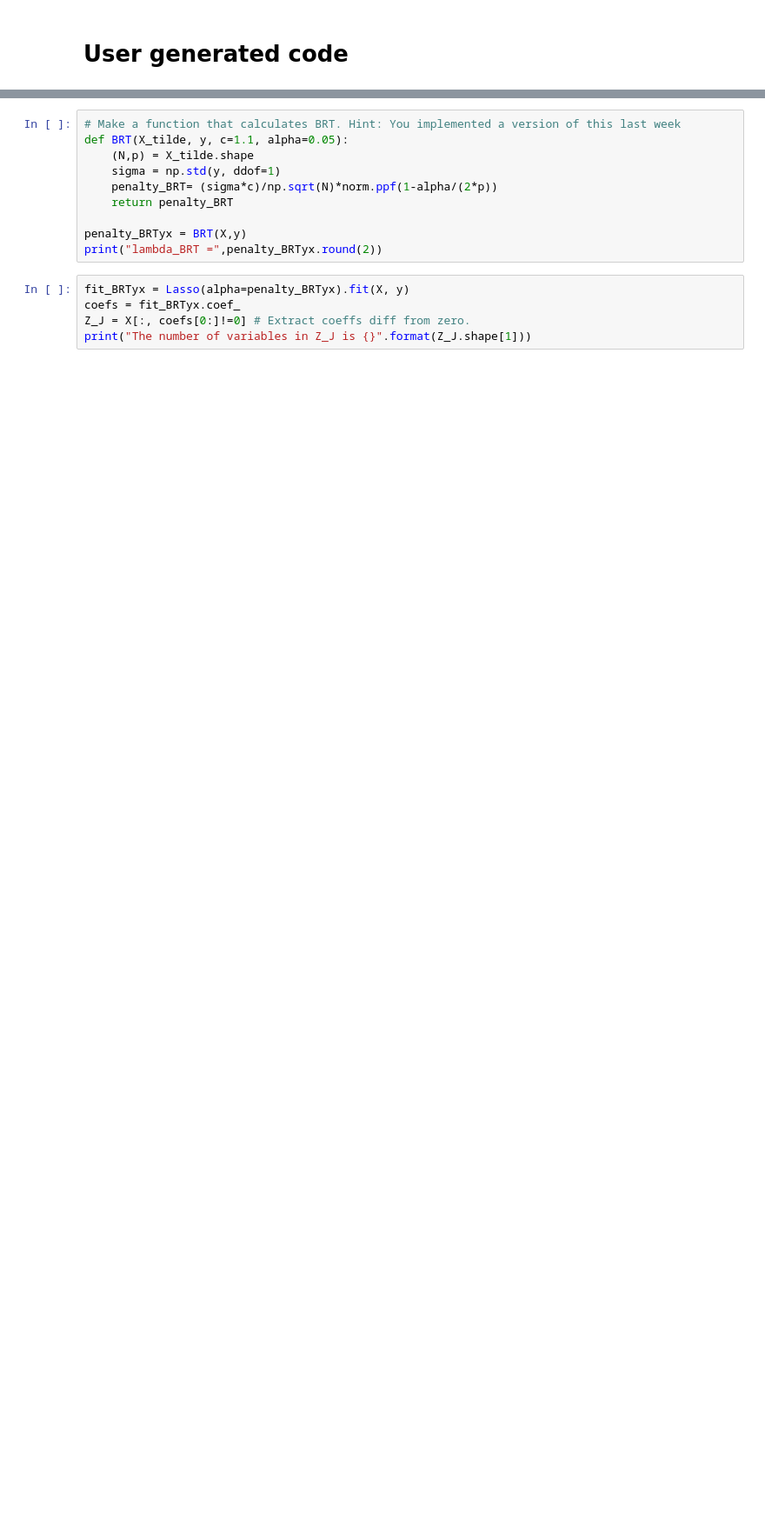
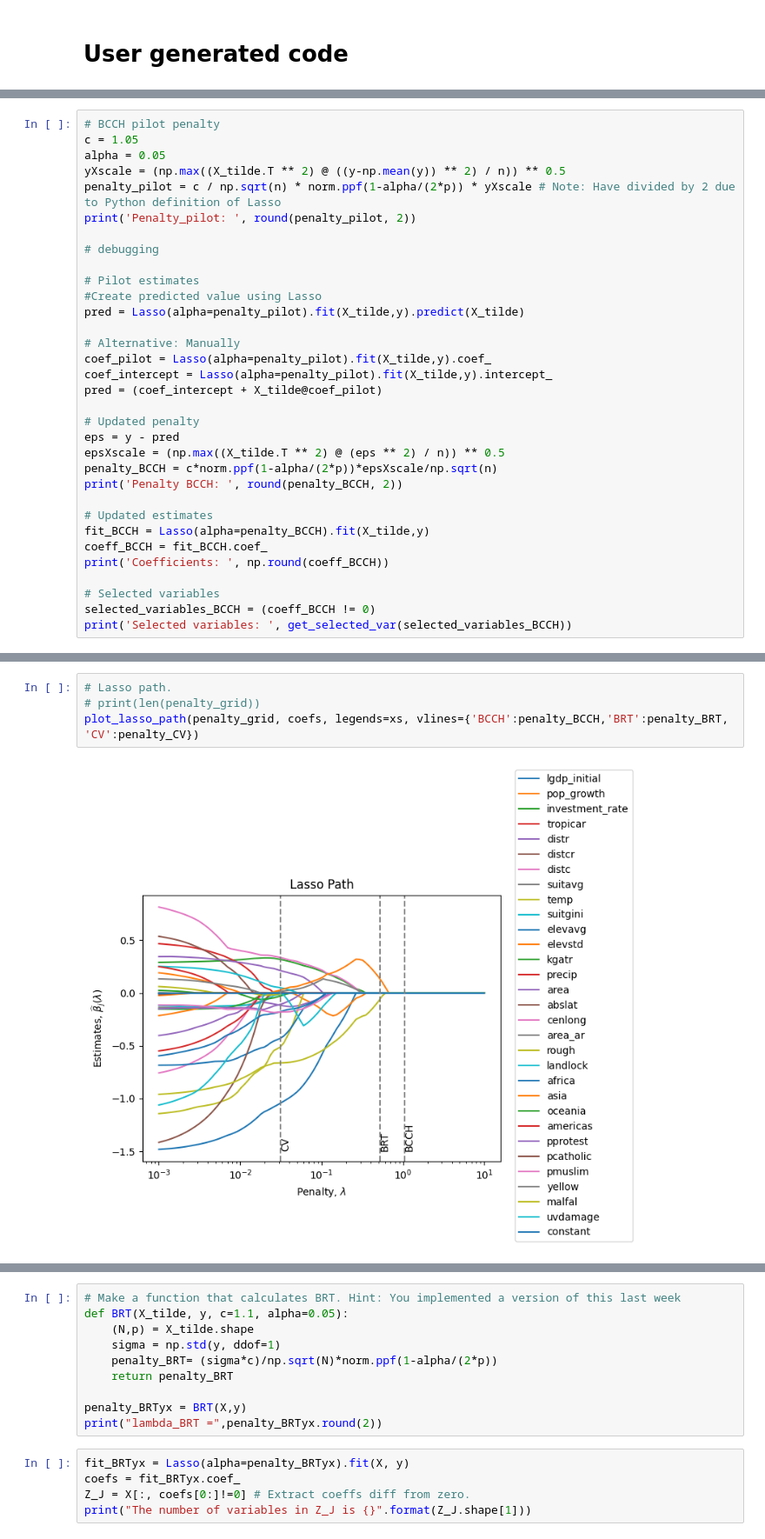
Before and after one commit to astronautfish/advmicro-ass2, a Jupyter notebook: code/getting_started.ipynb, the cells around one changed output, grey strips where cells are left out. Shown: that part at 87% size. Cells and saved outputs as stored; diff of their text form; blank space fills up the shorter version.

```diff
--- a/code/getting_started.ipynb
+++ b/code/getting_started.ipynb
@@ -183,0 +318,33 @@ Name: code, Length: 81, dtype: object
+# %%
+# BCCH pilot penalty
+c = 1.05
+alpha = 0.05
+yXscale = (np.max((X_tilde.T ** 2) @ ((y-np.mean(y)) ** 2) / n)) ** 0.5
+penalty_pilot = c / np.sqrt(n) * norm.ppf(1-alpha/(2*p)) * yXscale # Note: Have divided by 2 due to Python definition of Lasso
+print('Penalty_pilot: ', round(penalty_pilot, 2))
+
+# debugging
+
+# Pilot estimates
+#Create predicted value using Lasso
+pred = Lasso(alpha=penalty_pilot).fit(X_tilde,y).predict(X_tilde)
+
+# Alternative: Manually
+coef_pilot = Lasso(alpha=penalty_pilot).fit(X_tilde,y).coef_
+coef_intercept = Lasso(alpha=penalty_pilot).fit(X_tilde,y).intercept_
+pred = (coef_intercept + X_tilde@coef_pilot)
+
+# Updated penalty
+eps = y - pred
+epsXscale = (np.max((X_tilde.T ** 2) @ (eps ** 2) / n)) ** 0.5
+penalty_BCCH = c*norm.ppf(1-alpha/(2*p))*epsXscale/np.sqrt(n)
+print('Penalty BCCH: ', round(penalty_BCCH, 2))
+
+# Updated estimates
+fit_BCCH = Lasso(alpha=penalty_BCCH).fit(X_tilde,y)
+coeff_BCCH = fit_BCCH.coef_
+print('Coefficients: ', np.round(coeff_BCCH))
+
+# Selected variables
+selected_variables_BCCH = (coeff_BCCH != 0)
+print('Selected variables: ', get_selected_var(selected_variables_BCCH))
@@ -183,0 +357,6 @@ Name: code, Length: 81, dtype: object
+# %%
+# Lasso path.
+# print(len(penalty_grid))
+plot_lasso_path(penalty_grid, coefs, legends=xs, vlines={'BCCH':penalty_BCCH,'BRT':penalty_BRT, 'CV':penalty_CV})
+# %% [output]
+[figure, added]
```
Also changed, not shown: parts of 17 cells of this notebook, 1 other file.
